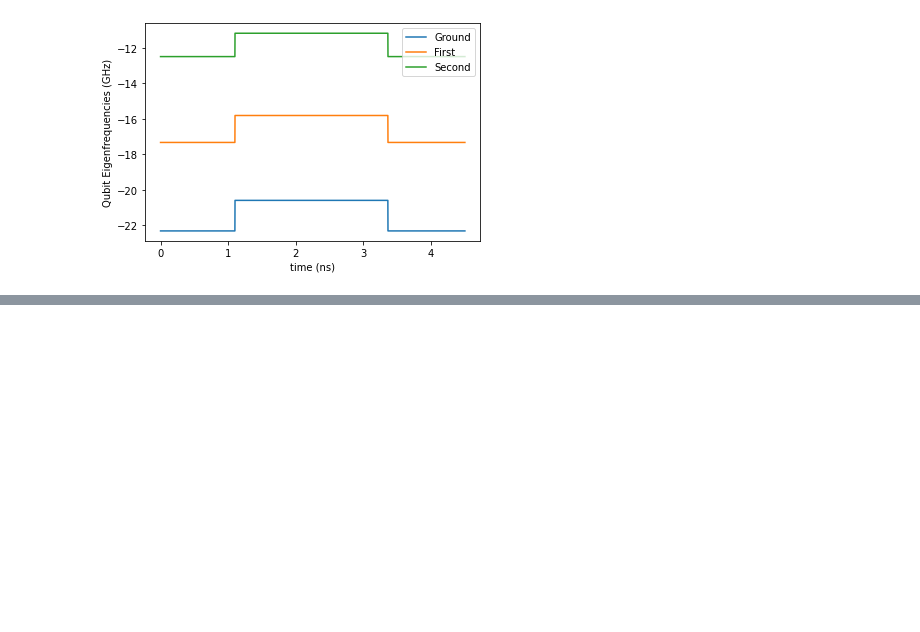
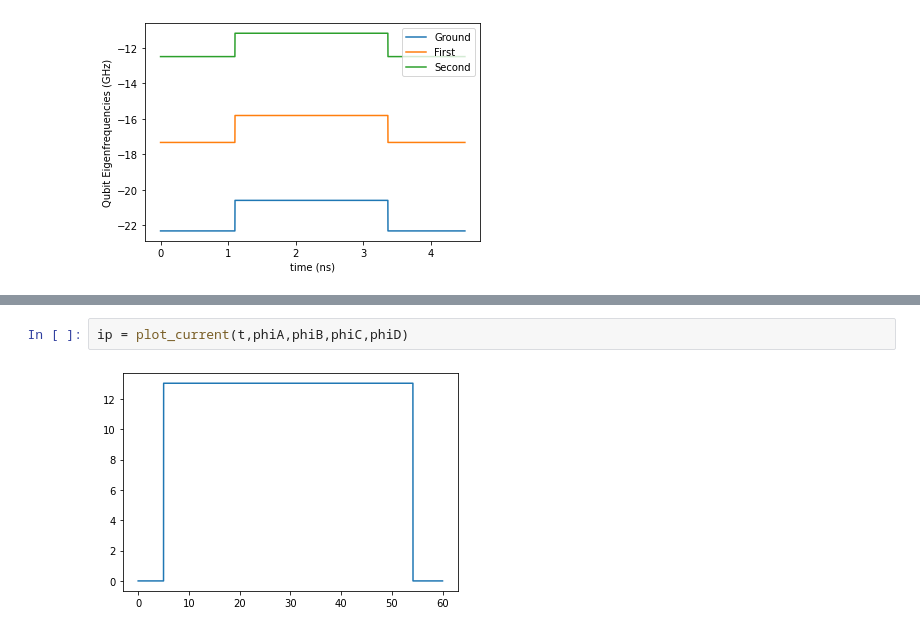
Before and after one commit to mohecht/PHYS559, a Jupyter notebook: QubitEnergyTuner.ipynb, the cells around one changed output, grey strips where cells are left out. Saved outputs shown, nothing was run; the diff lists cells and outputs as text; blank space fills up the shorter version.

```diff
--- a/QubitEnergyTuner.ipynb
+++ b/QubitEnergyTuner.ipynb
@@ -327,0 +383,4 @@ Text(0, 0.5, 'Qubit Eigenfrequencies (GHz)')
+# %%
+ip = plot_current(t,phiA,phiB,phiC,phiD)
+# %% [output]
+[figure, added]
```
Also changed, not shown: parts of 17 cells of this notebook.
